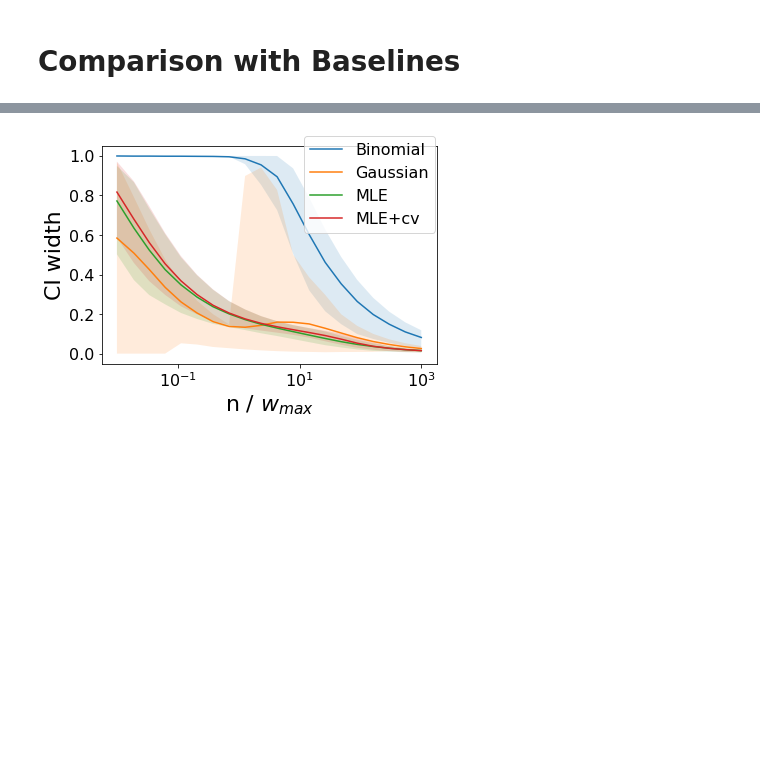
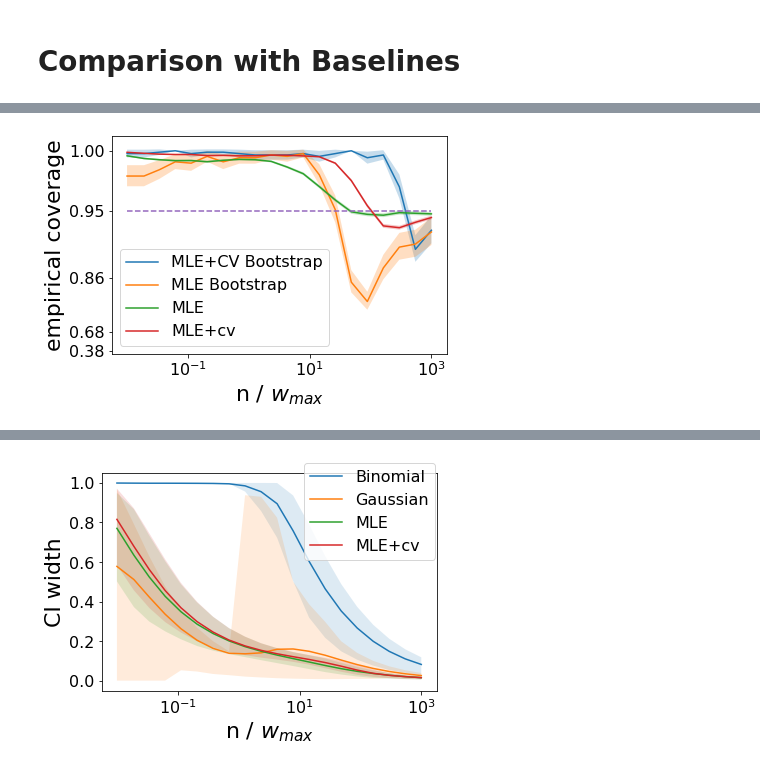
Before and after one commit to pmineiro/elfcb, a Jupyter notebook: ciWithControlVariates.ipynb, the cells around one changed output, grey strips where cells are left out. Saved outputs shown, nothing was run; the diff lists cells and outputs as text; code cells hidden in the pictures; blank space fills up the shorter version.

```diff
--- a/ciWithControlVariates.ipynb
+++ b/ciWithControlVariates.ipynb
@@ -229,3 +811,29 @@ testasymptoticci()
+# %%
+%matplotlib inline
+
+import pickle
+del allres
+allres = pickle.load(open( "epsilongreedy_ciwithcv_allres_big.p", "rb" ) )
+megallres = pickle.load(open( "epsilongreedy_ciwithcv_allres_boot.p", "rb" ) )
+allres.extend(megallres)
+
+renameit = { "Binomial CI": "Binomial", "Asymptotic Gaussian": "Gaussian", "MLE CI": "MLE", "MLE CI CV": "MLE+cv" }
+skip = { "Binomial CI": "Binomial", "Asymptotic Gaussian": "Gaussian", }
+FlassPlot.forpaper()
+for name, res in reversed(allres):
+    if name in skip:
+        continue
+    x = [ x[0] for x in res ]
+    y = [ x[1]['cov'] for x in res ]
+    ylo = [ x[1]['cov'] - 1.96 * x[1]['covstd'] for x in res ]
+    yhi = [ x[1]['cov'] + 1.96 * x[1]['covstd'] for x in res ]
+    FlassPlot.exppic(x, y, label=renameit.get(name, name), expscale=7.0)
+    FlassPlot.plt().fill_between(x, ylo, yhi, alpha=0.25)
+FlassPlot.exppic([ x[0] for x in res ], [ 0.95 for x in res ], label='_nolegend_', expscale=7.0, ls='dashed')
+FlassPlot.legend()#loc="center", bbox_to_anchor=[0.5,0.425])
+FlassPlot.axeslabel('n / $w_{max}$', 'empirical coverage')
+# %% [output]
+[figure, added]
 # %%
 from importlib import reload
 import MLE.MLE
```
Also changed, not shown: parts of 5 cells of this notebook.
